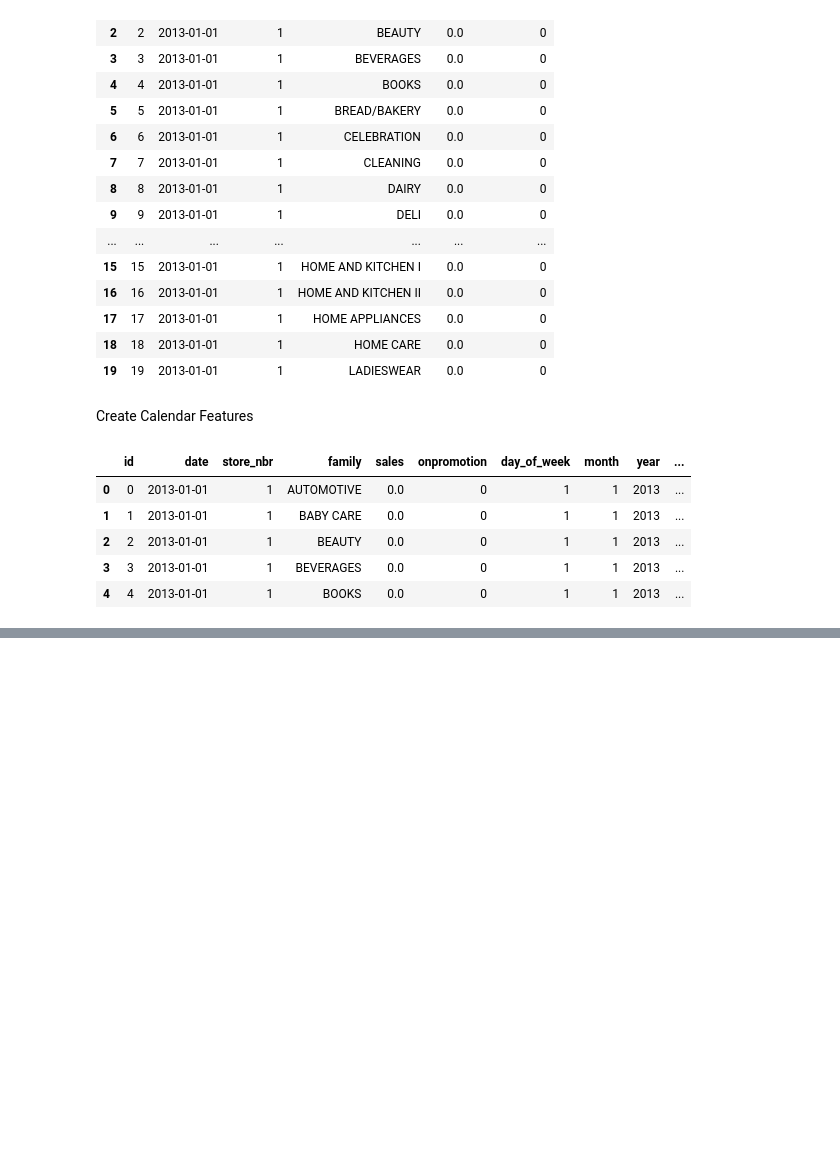
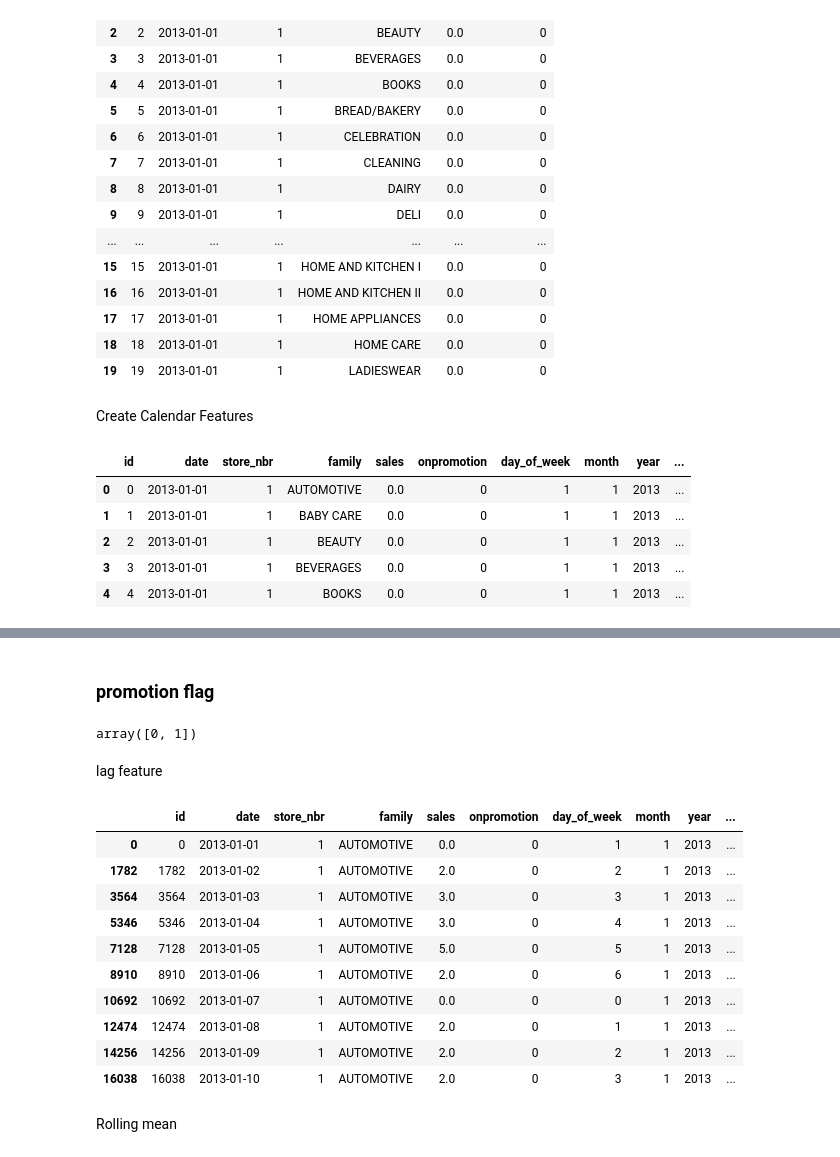
Before and after one commit to tharmpholsri/store-sales-forecasting, a Jupyter notebook: feature_engineering.ipynb, the cells around one changed output, grey strips where cells are left out. Saved outputs shown, nothing was run; the diff lists cells and outputs as text; code cells hidden in the pictures; blank space fills up the shorter version.

```diff
--- a/feature_engineering.ipynb
+++ b/feature_engineering.ipynb
@@ -55,0 +133,3 @@ df_holiday.head()
+# %%
+holiday_flags["date"] = pd.to_datetime(holiday_flags["date"])
+df = df.merge(holiday_flags, on="date", how="left")
@@ -55,0 +149,6 @@ df_holiday.head()
+# %%
+df[["is_holiday","is_earthquake","is_other_event"]] = (
+    df[["is_holiday","is_earthquake","is_other_event"]]
+    .fillna(0)
+    .astype(int)
+)
@@ -55,0 +175,35 @@ df_holiday.head()
+# %% [markdown]
+### promotion flag
+# %%
+df["is_promo"] = (df["onpromotion"] > 0).astype(int)
+# %%
+df['is_promo'].unique()
+# %% [output]
+array([0, 1])
+# %% [markdown]
+lag feature
+# %%
+df = df.sort_values(["store_nbr", "family", "date"])
+
+# Lag by 1 day, 7 days, 28 days
+for lag in [1, 7, 28]:
+    df[f"sales_lag_{lag}"] = (
+        df.groupby(["store_nbr", "family"])["sales"]
+        .shift(lag)
+    )
+# %%
+df.head(10)
+# %% [output]
+|  | id | date | store_nbr | family | sales | onpromotion | day_of_week | month | year | ... |
+| 0 | 0 | 2013-01-01 | 1 | AUTOMOTIVE | 0.0 | 0 | 1 | 1 | 2013 | ... |
+| 1782 | 1782 | 2013-01-02 | 1 | AUTOMOTIVE | 2.0 | 0 | 2 | 1 | 2013 | ... |
+| 3564 | 3564 | 2013-01-03 | 1 | AUTOMOTIVE | 3.0 | 0 | 3 | 1 | 2013 | ... |
+| 5346 | 5346 | 2013-01-04 | 1 | AUTOMOTIVE | 3.0 | 0 | 4 | 1 | 2013 | ... |
+| 7128 | 7128 | 2013-01-05 | 1 | AUTOMOTIVE | 5.0 | 0 | 5 | 1 | 2013 | ... |
+| 8910 | 8910 | 2013-01-06 | 1 | AUTOMOTIVE | 2.0 | 0 | 6 | 1 | 2013 | ... |
+| 10692 | 10692 | 2013-01-07 | 1 | AUTOMOTIVE | 0.0 | 0 | 0 | 1 | 2013 | ... |
+| 12474 | 12474 | 2013-01-08 | 1 | AUTOMOTIVE | 2.0 | 0 | 1 | 1 | 2013 | ... |
+| 14256 | 14256 | 2013-01-09 | 1 | AUTOMOTIVE | 2.0 | 0 | 2 | 1 | 2013 | ... |
+| 16038 | 16038 | 2013-01-10 | 1 | AUTOMOTIVE | 2.0 | 0 | 3 | 1 | 2013 | ... |
+# %% [markdown]
+Rolling mean
```
Also changed, not shown: parts of 17 cells of this notebook.
